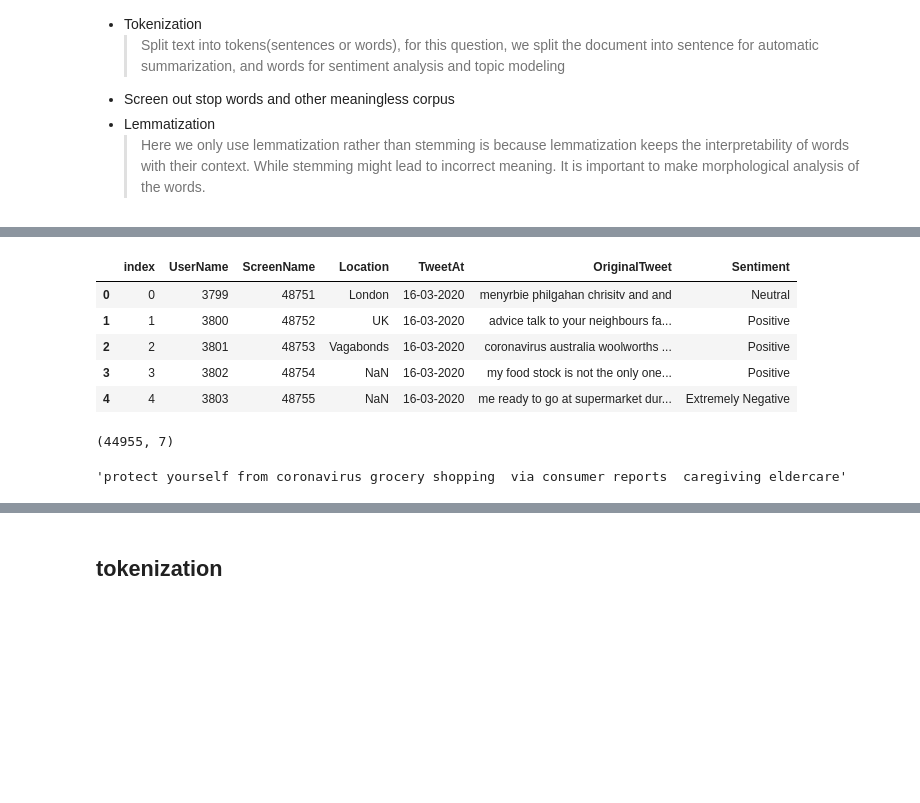
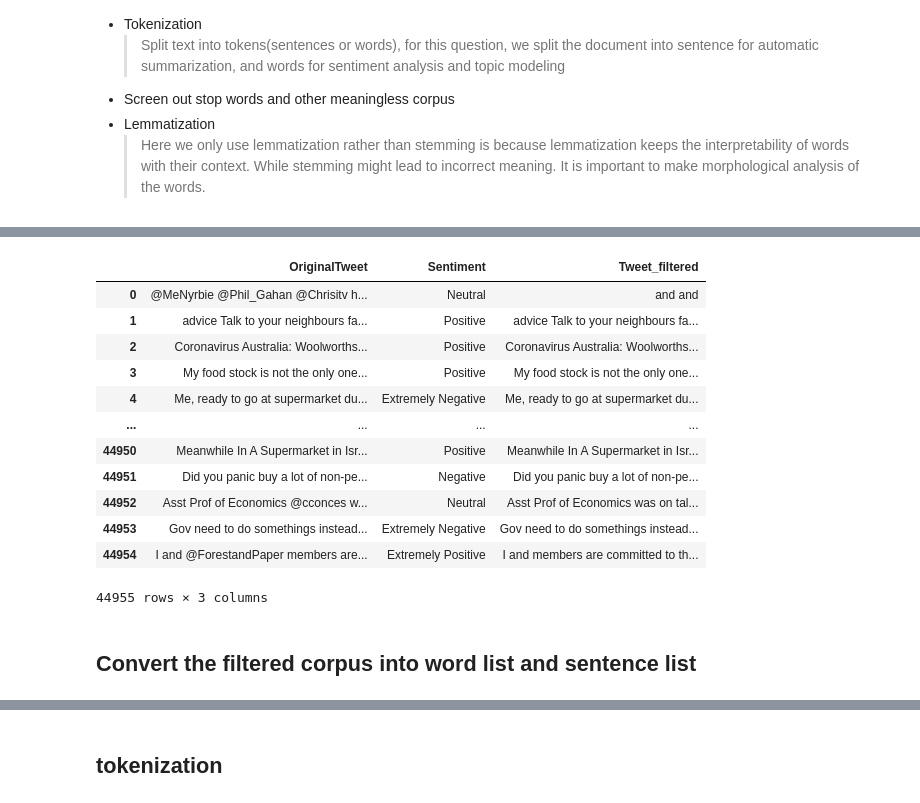
Before and after one commit to JavierLiao/EODS_Project2_Group9, a Jupyter notebook: doc/data_cleaning.ipynb, the cells around one changed output, grey strips where cells are left out. Cells and saved outputs as stored; diff of their text form; code cells hidden in the pictures; blank space fills up the shorter version.

```diff
--- a/doc/data_cleaning.ipynb
+++ b/doc/data_cleaning.ipynb
@@ -24,10 +25,11 @@ warnings.filterwarnings('ignore')
 %matplotlib inline
 %config InlineBackend.figure_format = 'svg'
 # %%
-train = pd.read_csv('../data/Corona_NLP_train.csv', encoding='latin1')
-test = pd.read_csv('../data/Corona_NLP_test.csv', encoding='latin1')
+train = pd.read_csv('../data/Corona_NLP_train.csv', encoding = 'latin1')
+test = pd.read_csv('../data/Corona_NLP_test.csv', encoding = 'latin1')
 
 df = pd.concat([train, test])
 df = df.reset_index()
+df = df.loc[:,["OriginalTweet", "Sentiment"]]
 df
 # %% [output]
@@ -69,25 +79,34 @@ def remove_punctuation(text):
     clean_str = ''.join(clean_list)
     return clean_str
 
-df['OriginalTweet'] = df['OriginalTweet'].apply(lambda x: remove_urls(x)) \
-                                               .apply(lambda x: remove_html(x)) \
-                                               .apply(lambda x: lower(x)) \
-                                               .apply(lambda x: remove_num(x)) \
-                                               .apply(lambda x: remove_punctuation(x))
+def remove_at(text):
+    at = re.compile(r'@.+?\s')
+    no_at = re.sub(at, '', text)
+    return no_at
+
+df["Tweet_filtered"] = df["OriginalTweet"].apply(
+    lambda x: remove_urls(x)) \
+    .apply(lambda x: remove_at(x)) \
+    .apply(lambda x: remove_html(x)) \
+    .apply(lambda x: remove_num(x)
+    # .apply(lambda x: lower(x)) \
+    # .apply(lambda x: remove_punctuation(x)
+)
 # %%
-df.head()
+df
 # %% [output]
-|  | index | UserName | ScreenName | Location | TweetAt | OriginalTweet | Sentiment |
-| 0 | 0 | 3799 | 48751 | London | 16-03-2020 | menyrbie philgahan chrisitv and and | Neutral |
-| 1 | 1 | 3800 | 48752 | UK | 16-03-2020 | advice talk to your neighbours fa... | Positive |
-| 2 | 2 | 3801 | 48753 | Vagabonds | 16-03-2020 | coronavirus australia woolworths ... | Positive |
-| 3 | 3 | 3802 | 48754 | NaN | 16-03-2020 | my food stock is not the only one... | Positive |
-| 4 | 4 | 3803 | 48755 | NaN | 16-03-2020 | me ready to go at supermarket dur... | Extremely Negative |
+|  | OriginalTweet | Sentiment | Tweet_filtered |
+| 0 | @MeNyrbie @Phil_Gahan @Chrisitv h... | Neutral | and and |
+| 1 | advice Talk to your neighbours fa... | Positive | advice Talk to your neighbours fa... |
+| 2 | Coronavirus Australia: Woolworths... | Positive | Coronavirus Australia: Woolworths... |
+| 3 | My food stock is not the only one... | Positive | My food stock is not the only one... |
+| 4 | Me, ready to go at supermarket du... | Extremely Negative | Me, ready to go at supermarket du... |
+| ... | ... | ... | ... |
+| 44950 | Meanwhile In A Supermarket in Isr... | Positive | Meanwhile In A Supermarket in Isr... |
+| 44951 | Did you panic buy a lot of non-pe... | Negative | Did you panic buy a lot of non-pe... |
+| 44952 | Asst Prof of Economics @cconces w... | Neutral | Asst Prof of Economics was on tal... |
+| 44953 | Gov need to do somethings instead... | Extremely Negative | Gov need to do somethings instead... |
+| 44954 | I and @ForestandPaper members are... | Extremely Positive | I and members are committed to th... |
+44955 rows × 3 columns
-# %%
-df.shape
-# %% [output]
-(44955, 7)
-# %%
-df.loc[3000, "OriginalTweet"]
-# %% [output]
-'protect yourself from coronavirus grocery shopping  via consumer reports  caregiving eldercare'
+# %% [markdown]
+## Convert the filtered corpus into word list and sentence list
```
Also changed, not shown: parts of 11 cells of this notebook.
